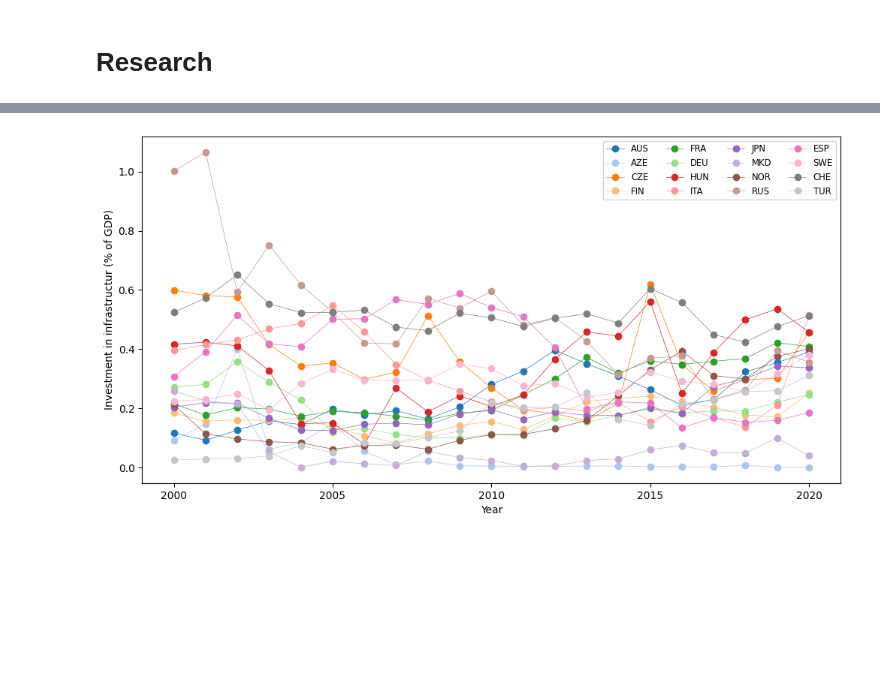
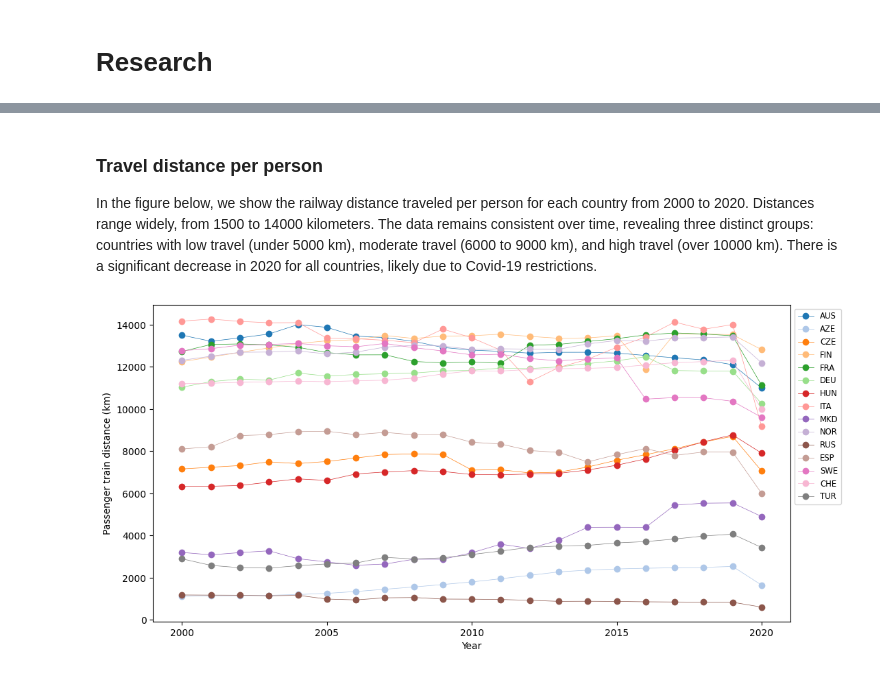
Before and after one commit to SmBuismn/Group_21_Python_project, a Jupyter notebook: project_template.ipynb, the cells around one changed output, grey strips where cells are left out. Saved outputs shown, nothing was run; the diff lists cells and outputs as text; code cells hidden in the pictures; blank space fills up the shorter version.

Commit message:
data geprepareerd
Nieuwe data gemaakt zodat we niet alles steeds moeten runnen. Daarnaast road data toegevoegd.

```diff
--- a/project_template.ipynb
+++ b/project_template.ipynb
@@ -42,7 +45,8 @@ from matplotlib.ticker import MultipleLocator
 # %%
 # Import data
 prepare_passenger_data = pd.read_csv("passenger_data.csv")
-prepare_infrastructure_data = pd.read_csv("InfrastructureInvestments_data.csv")
+prepare_infrastructure_train_data = pd.read_csv("InfrastructureInvestments_train_data.csv")
+prepare_infrastructure_road_data = pd.read_csv("InfrastructureInvestments_road_data.csv")
 prepare_population_data = pd.read_csv("population_data.csv")
 gdp_data = pd.read_csv("GDP_data.csv")
 gdp_per_capita_data = pd.read_csv("GDP_per_capita_data.csv")
@@ -148,7 +159,7 @@ for country in gdp_data["Country"]:
             passenger_stop = int(year)
             passenger_count += 1
 
-        if infrastructure_data.loc[country_index,year] != "..":
+        if infrastructure_train_data.loc[country_index,year] != ".." and infrastructure_road_data.loc[country_index,year] != "..":
             if infrastructure_start == 0:
                 infrastructure_start = int(year)
             infrastructure_stop = int(year)
@@ -188,17 +199,32 @@ for year in gdp_data.columns[1:]:
         gdp_data = gdp_data.drop(year, axis=1)
         gdp_per_capita_data = gdp_per_capita_data.drop(year, axis=1)
         passenger_data = passenger_data.drop(year, axis=1)
-        infrastructure_data = infrastructure_data.drop(year, axis=1)
+        population_data = population_data.drop(year, axis=1)
+        infrastructure_train_data = infrastructure_train_data.drop(year, axis=1)
+        infrastructure_road_data = infrastructure_road_data.drop(year, axis=1)
 
 # Drop all countries from dataframe that are not in feasible countries
 gdp_data = gdp_data[gdp_data['Country'].isin(feasible_countries)]
 gdp_per_capita_data = gdp_per_capita_data[gdp_per_capita_data['Country'].isin(feasible_countries)]
 passenger_data = passenger_data[passenger_data['Country'].isin(feasible_countries)]
-infrastructure_data = infrastructure_data[infrastructure_data['Country'].isin(feasible_countries)]
+population_data = population_data[population_data['Country'].isin(feasible_countries)]
+infrastructure_train_data = infrastructure_train_data[infrastructure_train_data['Country'].isin(feasible_countries)]
+infrastructure_road_data = infrastructure_road_data[infrastructure_road_data['Country'].isin(feasible_countries)]
 # %%
 # Set countries as index to make plotting easier
 gdp_data.set_index('Country', inplace=True)
 gdp_data = gdp_data.applymap(lambda x: '{:.0f}'.format(float(x)))  # Convert large numbers (e-powers) to normal numbers
 gdp_per_capita_data.set_index('Country', inplace=True)
 passenger_data.set_index('Country', inplace=True)
-infrastructure_data.set_index('Country', inplace=True)
+population_data.set_index('Country', inplace=True)
+infrastructure_train_data.set_index('Country', inplace=True)
+infrastructure_road_data.set_index('Country', inplace=True)
+
+gdp_data.to_csv("gdp_new.csv",index=True)
+gdp_per_capita_data.to_csv("gdp_per_capita_new.csv",index=True)
+passenger_data.to_csv('passenger_new.csv', index=True)
+population_data.to_csv("population_new.csv",index=True)
+infrastructure_train_data.to_csv("infrastructure_train_new.csv",index=True)
+infrastructure_road_data.to_csv("infrastructure_road_new.csv",index=True)
+
+passenger_data.head(10)
@@ -205,25 +294,29 @@ infrastructure_data.set_index('Country', inplace=True)
+# %% [markdown]
+### Travel distance per person
+In the figure below, we show the railway distance traveled per person for each country from 2000 to 2020. Distances range widely, from 1500 to 14000 kilometers. The data remains consistent over time, revealing three distinct groups: countries with low travel (under 5000 km), moderate travel (6000 to 9000 km), and high travel (over 10000 km). There is a significant decrease in 2020 for all countries, likely due to Covid-19 restrictions.
 # %%
-infrastructure_data = infrastructure_data.astype(float)
-gdp_data = gdp_data.astype(float)
+passenger_data = passenger_data.astype(float)
+population_data = population_data.astype(float)
 
-# Determine percentage of GDP that is invested in railway infrastructure
-infrastructure_gdp = infrastructure_data / gdp_data * 100
+# Determine amount of kilometers travelled per passenger
+# Note that passenger data is the total amount of kilometers travelled in millions
+km_per_passenger = passenger_data / population_data * 1000000
 
 # Create figure
 plt.figure(figsize=(12, 6))
 
 # Plot every country
-for i, (index, row) in enumerate(infrastructure_gdp.iterrows()):
+for i, (index, row) in enumerate(km_per_passenger.iterrows()):
     plt.plot(row.index, row.values, marker='o', label=f'{index}', linewidth=0.5, color=plt.cm.tab20(i))
 
 # Adjust years on x-axis for visibility
 ax = plt.gca()
 ax.xaxis.set_major_locator(MultipleLocator(base=5))
 
 plt.xlabel('Year')
-plt.ylabel('Investment in infrastructur (% of GDP)')
+plt.ylabel('Passenger train distance (km)')
 
-plt.legend(loc='upper right', fontsize='small', ncol = 4)
+plt.legend(loc='upper left', bbox_to_anchor=(1, 1), fontsize='small')
 plt.show()
 # %% [output]
-[figure, old version]
+[figure, new version]
```
Also changed, not shown: parts of 6 cells of this notebook, 8 other files.
